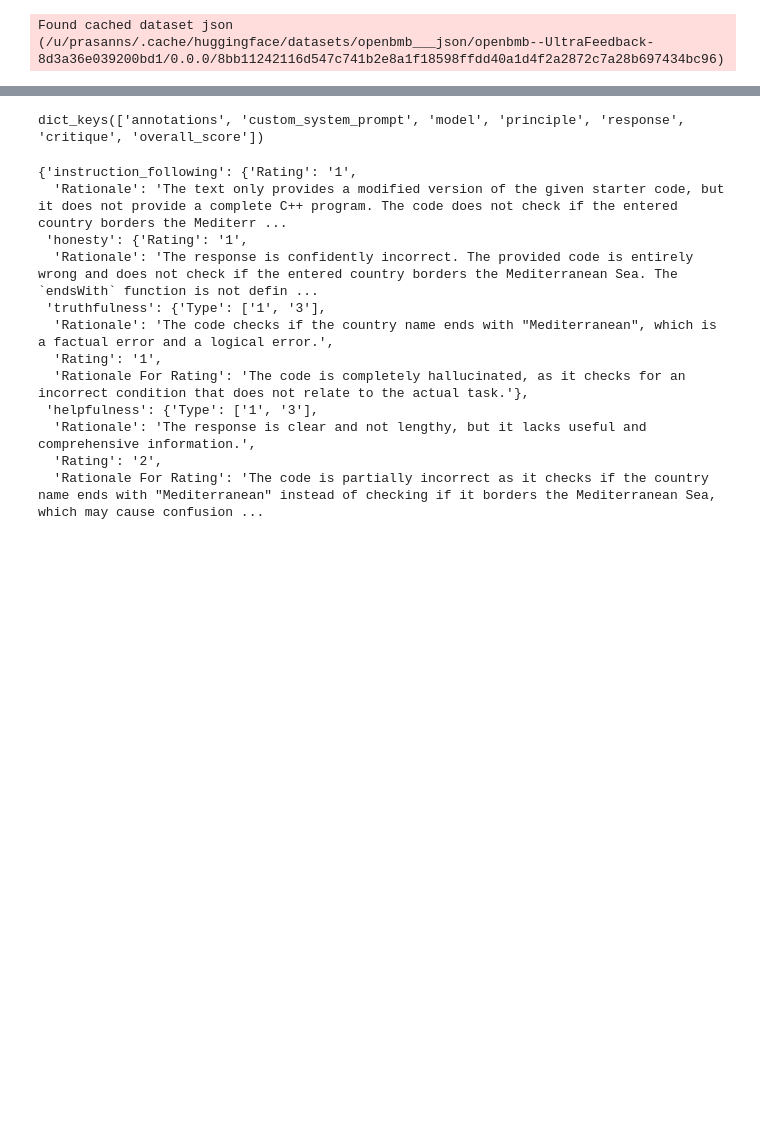
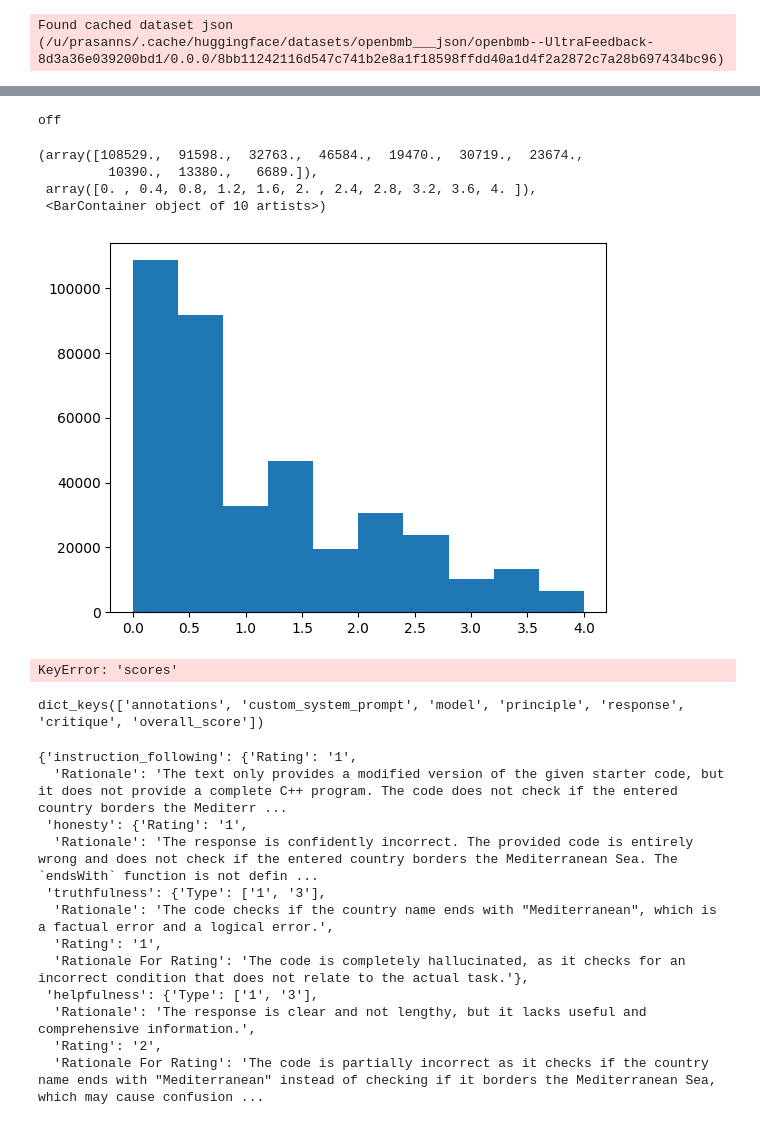
Before and after one commit to PrasannS/rlhf-length-biases, a Jupyter notebook: notebooks/ultrafeedanalysis.ipynb, the cells around one changed output, grey strips where cells are left out. Cells and saved outputs as stored; diff of their text form; code cells hidden in the pictures; blank space fills up the shorter version.

Commit message:
Code for ultra-feedback data, magnitude loss

```diff
--- a/notebooks/ultrafeedanalysis.ipynb
+++ b/notebooks/ultrafeedanalysis.ipynb
@@ -68,0 +34,9 @@ process_df(df)
+# %%
+# aggregate scores across different types
+procmean(df)
+# drop one thing where score gets weird
+df = df[df['mn']!=-1].reset_index(drop=True)
+# %% [output]
+off
+# %%
+pairdf = create_pairwise_dataframe(df)
@@ -69,3 +49,15 @@ process_df(df)
+# %%
+plt.hist(pairdf.magnitude)
+# %% [output]
+(array([108529.,  91598.,  32763.,  46584.,  19470.,  30719.,  23674.,
+         10390.,  13380.,   6689.]),
+ array([0. , 0.4, 0.8, 1.2, 1.6, 2. , 2.4, 2.8, 3.2, 3.6, 4. ]),
+ <BarContainer object of 10 artists>)
+[figure, added]
+# %%
+pairdset = create_pairwise_dataframe(df)
+# %% [output]
+KeyError: 'scores'
 # %%
 df[df['source']=='evol_instruct']['completions'][0][3].keys()
 # %% [output]
```
Also changed, not shown: parts of 9 cells of this notebook, 8 other files.
